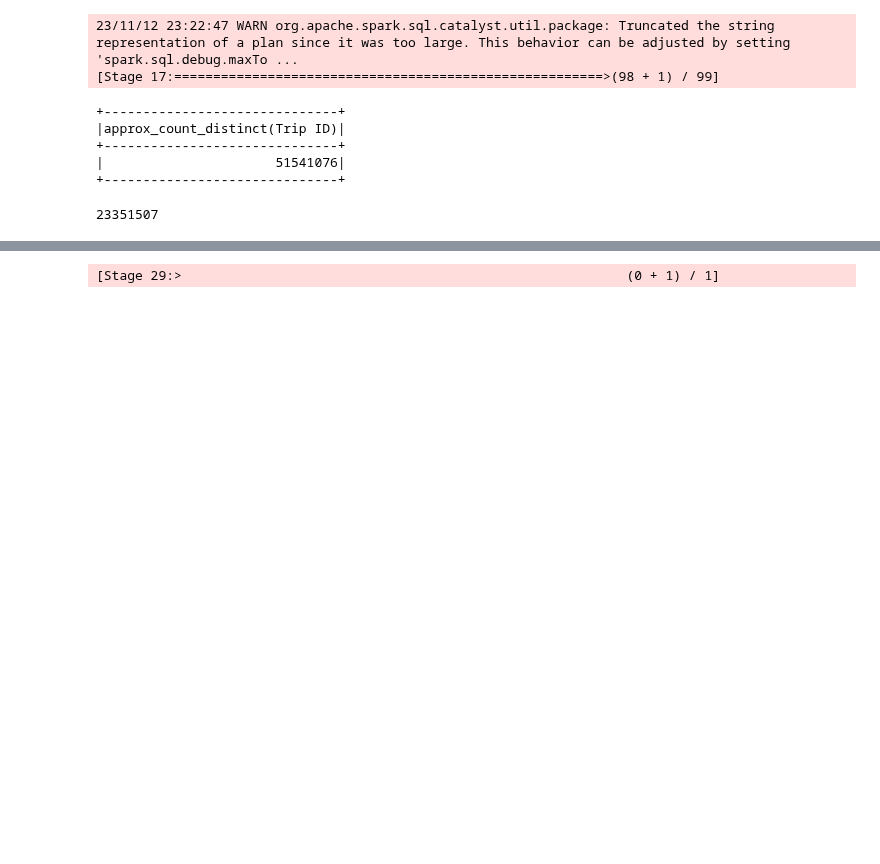
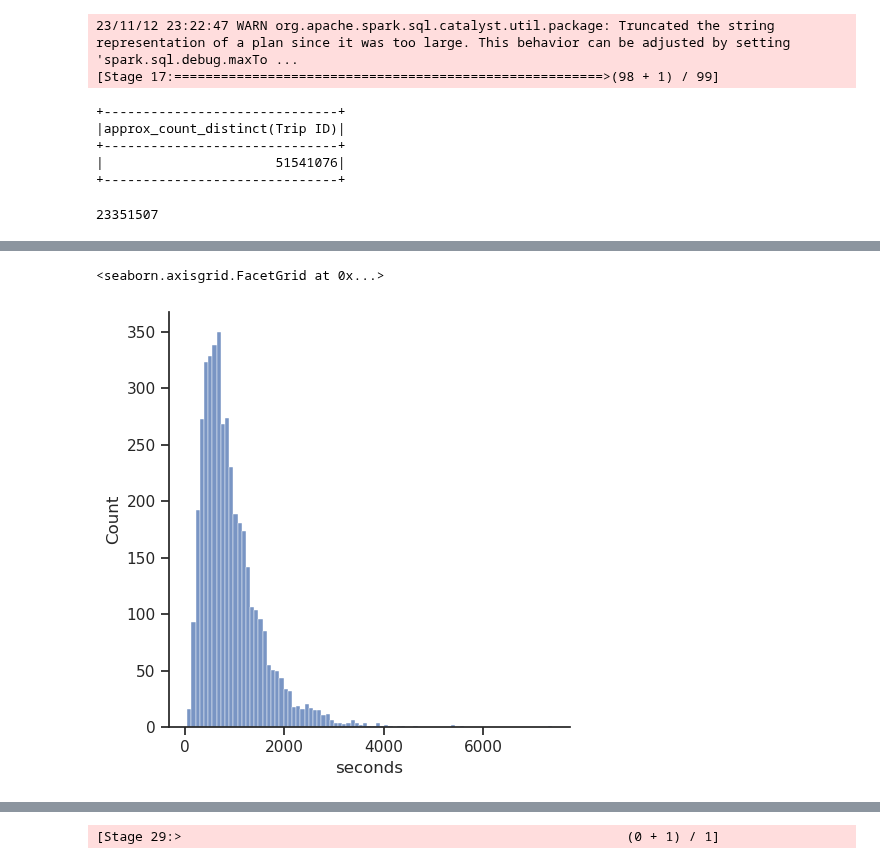
Before and after one commit to hvpachisia/uchicago-lyft-rideshare, a Jupyter notebook: eda_2021.ipynb, the cells around one changed output, grey strips where cells are left out. Drawn from its saved outputs; the diff is of its cells as text; code cells hidden in the pictures; blank space fills up the shorter version.

```diff
--- a/eda_2021.ipynb
+++ b/eda_2021.ipynb
@@ -178,0 +198,5 @@ df_2021 = df_2021.withColumn('hour', F.hour(df_2021.start_timestamp))
+# %%
+sns.displot(sample_df, x="seconds")
+# %% [output]
+<seaborn.axisgrid.FacetGrid at 0x...>
+[figure, added]
```
Also changed, not shown: parts of 18 cells of this notebook.
